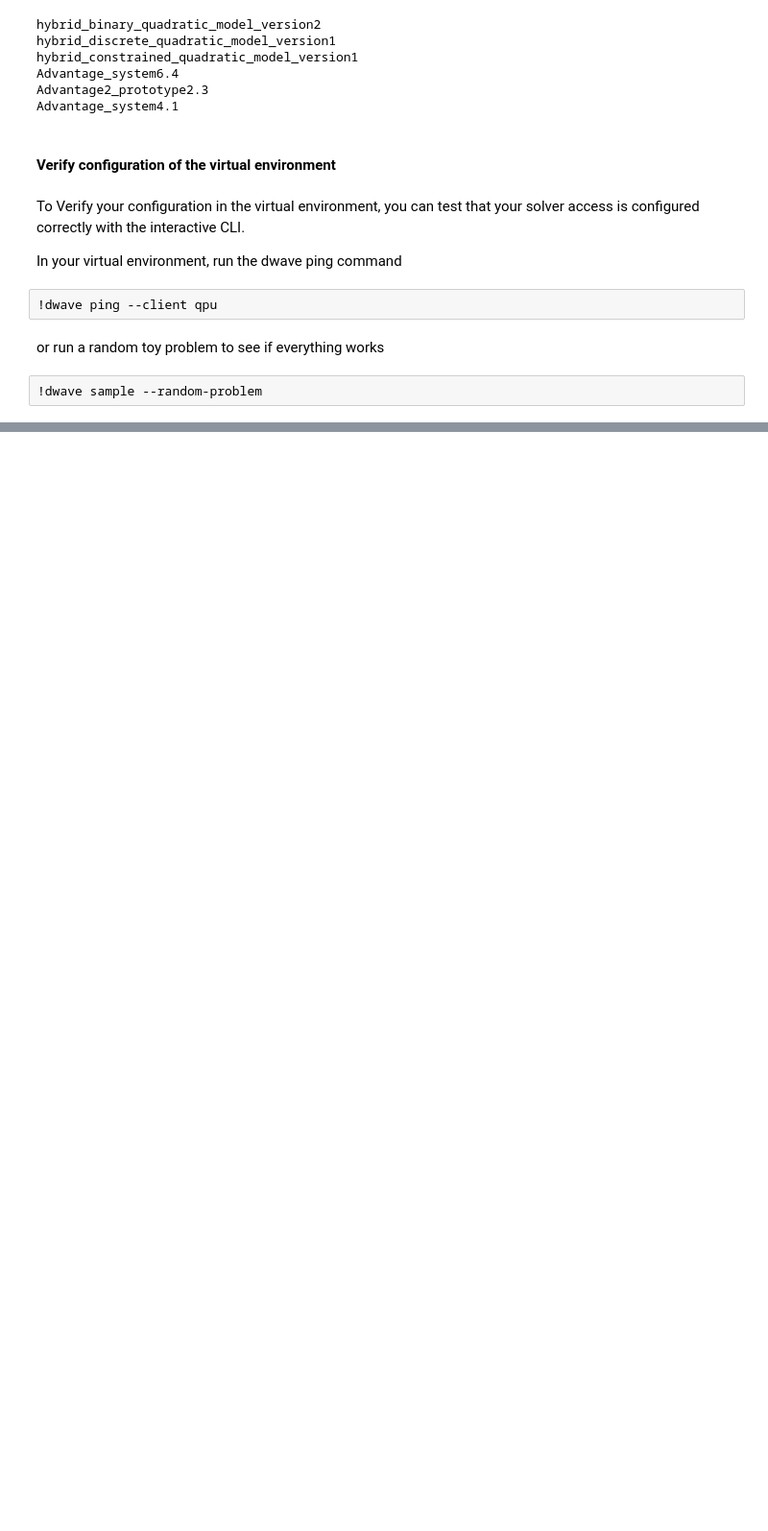
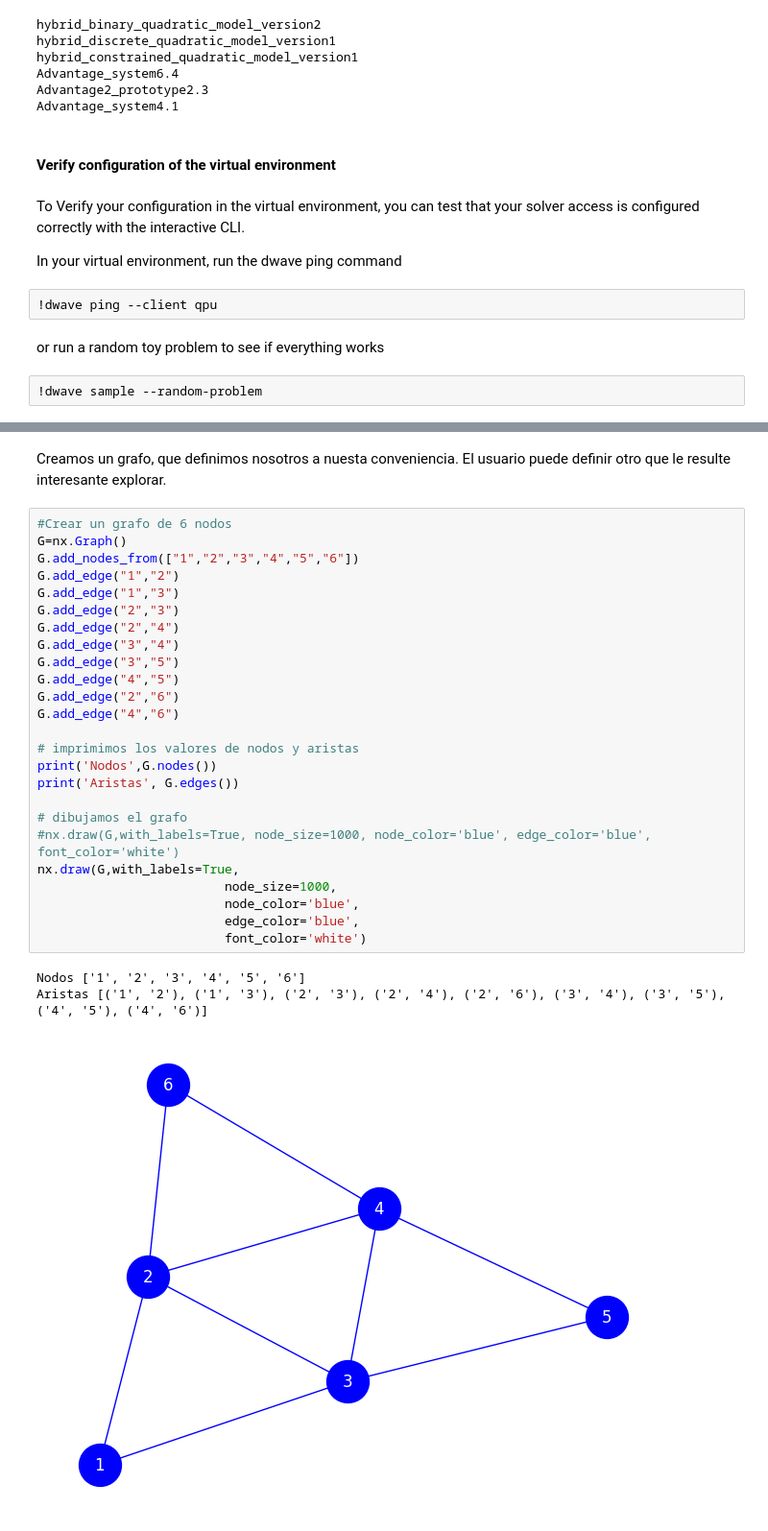
Before and after one commit to qexpteacher/intro_dwave, a Jupyter notebook: 1_intro_ocean.ipynb, the cells around one changed output, grey strips where cells are left out. Shown: that part at 96% size. Drawn from its saved outputs; the diff is of its cells as text; blank space fills up the shorter version.

```diff
--- a/1_intro_ocean.ipynb
+++ b/1_intro_ocean.ipynb
@@ -128,0 +149,31 @@ or run a random toy problem to see if everything works
+# %% [markdown]
+Creamos un grafo, que definimos nosotros a nuesta conveniencia. El usuario puede definir otro que le resulte interesante explorar.
+# %%
+#Crear un grafo de 6 nodos
+G=nx.Graph()
+G.add_nodes_from(["1","2","3","4","5","6"])
+G.add_edge("1","2")
+G.add_edge("1","3")
+G.add_edge("2","3")
+G.add_edge("2","4")
+G.add_edge("3","4")
+G.add_edge("3","5")
+G.add_edge("4","5")
+G.add_edge("2","6")
+G.add_edge("4","6")
+
+# imprimimos los valores de nodos y aristas
+print('Nodos',G.nodes())
+print('Aristas', G.edges())
+
+# dibujamos el grafo
+#nx.draw(G,with_labels=True, node_size=1000, node_color='blue', edge_color='blue', font_color='white')
+nx.draw(G,with_labels=True,
+                         node_size=1000,
+                         node_color='blue',
+                         edge_color='blue',
+                         font_color='white')
+# %% [output]
+Nodos ['1', '2', '3', '4', '5', '6']
+Aristas [('1', '2'), ('1', '3'), ('2', '3'), ('2', '4'), ('2', '6'), ('3', '4'), ('3', '5'), ('4', '5'), ('4', '6')]
+[figure, added]
```
Also changed, not shown: parts of 19 cells of this notebook.
